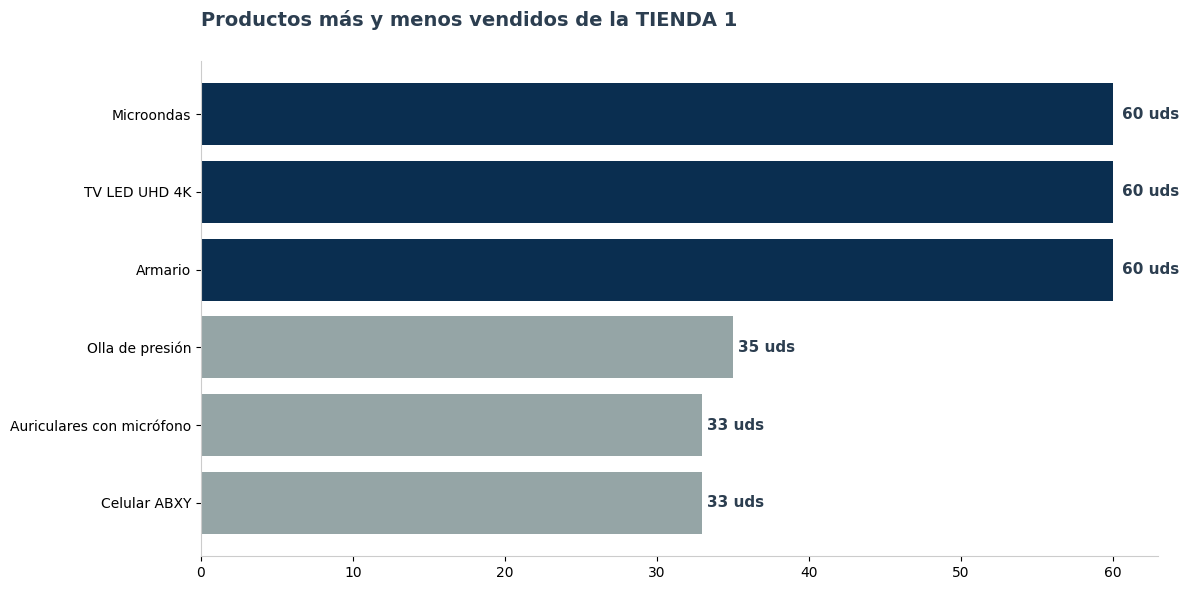
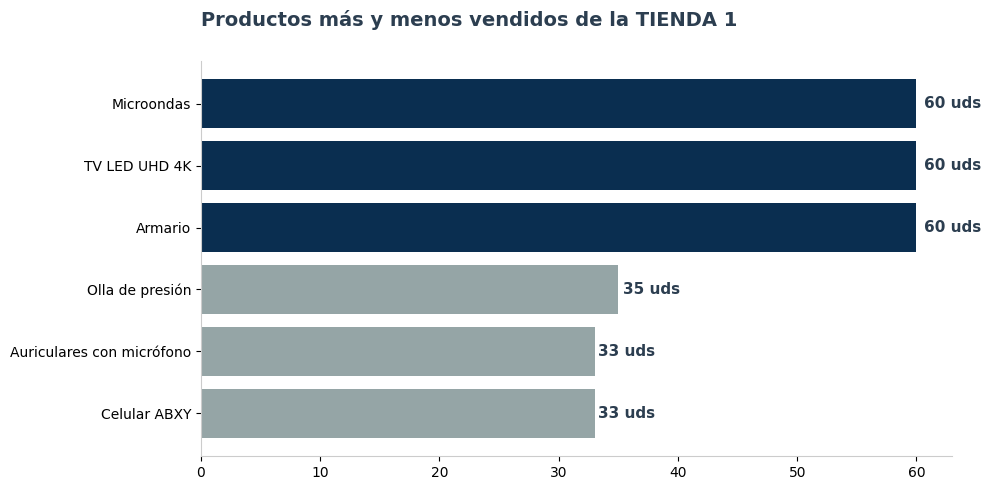
The notebook cell's code change between the first figure and the second:
--- before
+++ after
@@ -13,5 +13,5 @@
 
   #Gráfico
-  plt.figure(figsize=(12, 6))
+  plt.figure(figsize=(10, 5))
   barras = plt.barh(tabla.iloc[:, 0], tabla.iloc[:, 1], color=color_grafico)
   plt.title(f"Productos más y menos vendidos de la {titulo_tienda.upper()}",

Commit: Corrección de tamaño de gráficos